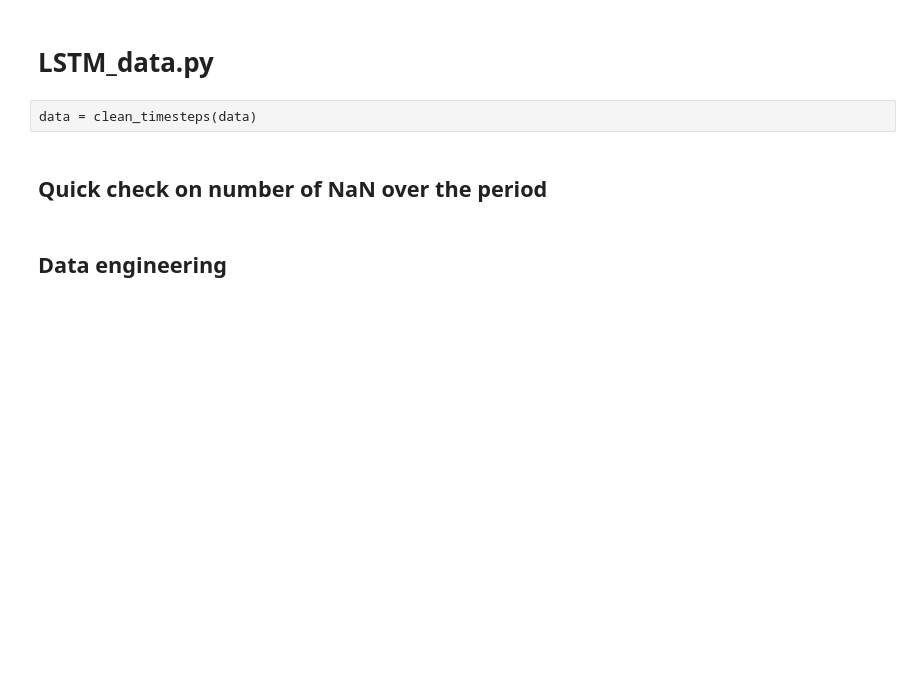
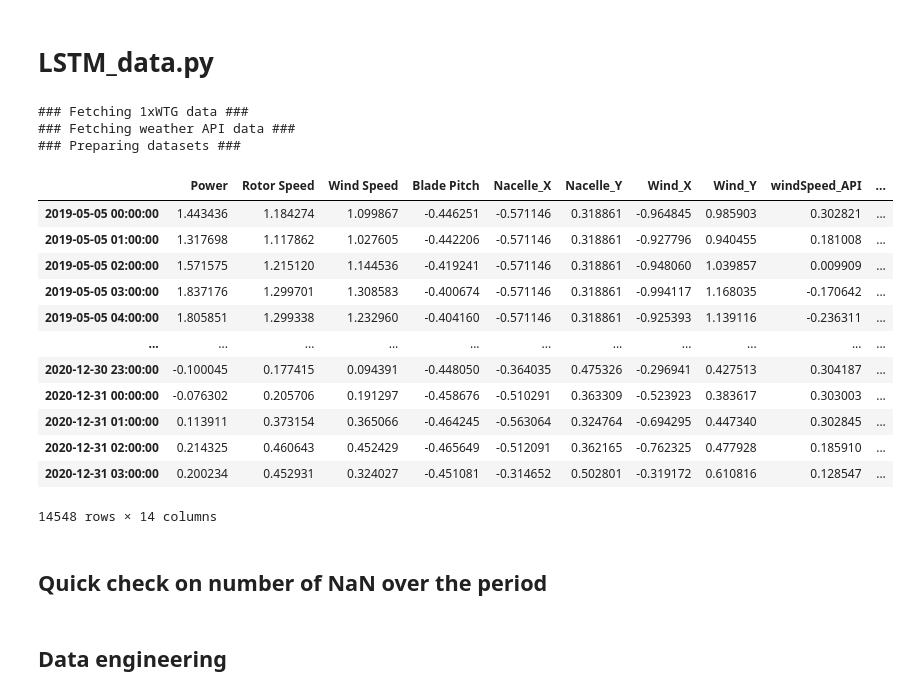
Before and after one commit to AmaurySalles/NextWind, a Jupyter notebook: AS - LSTM_Models.ipynb, the cells around one changed output. Cells and saved outputs as stored; diff of their text form; code cells hidden in the pictures; blank space fills up the shorter version.

```diff
--- a/AS - LSTM_Models.ipynb
+++ b/AS - LSTM_Models.ipynb
@@ -14,6 +14,8 @@ from projectwind.data import get_data
 # %% [markdown]
 # LSTM_data.py
 # %%
-data = get_data(25)
+data = get_LSTM_data(1)
+# %% [output]
+### Fetching 1xWTG data ###
+### Fetching weather API data ###
+### Preparing datasets ###
-# %% [raw]
-data = clean_timesteps(data)
@@ -22,3 +22,21 @@ save = data.copy()
+# %%
+train_df, val_df, test_df = data
+# %%
+train_df[0]
+# %% [output]
+|  | Power | Rotor Speed | Wind Speed | Blade Pitch | Nacelle_X | Nacelle_Y | Wind_X | Wind_Y | windSpeed_API | ... |
+| 2019-05-05 00:00:00 | 1.443436 | 1.184274 | 1.099867 | -0.446251 | -0.571146 | 0.318861 | -0.964845 | 0.985903 | 0.302821 | ... |
+| 2019-05-05 01:00:00 | 1.317698 | 1.117862 | 1.027605 | -0.442206 | -0.571146 | 0.318861 | -0.927796 | 0.940455 | 0.181008 | ... |
+| 2019-05-05 02:00:00 | 1.571575 | 1.215120 | 1.144536 | -0.419241 | -0.571146 | 0.318861 | -0.948060 | 1.039857 | 0.009909 | ... |
+| 2019-05-05 03:00:00 | 1.837176 | 1.299701 | 1.308583 | -0.400674 | -0.571146 | 0.318861 | -0.994117 | 1.168035 | -0.170642 | ... |
+| 2019-05-05 04:00:00 | 1.805851 | 1.299338 | 1.232960 | -0.404160 | -0.571146 | 0.318861 | -0.925393 | 1.139116 | -0.236311 | ... |
+| ... | ... | ... | ... | ... | ... | ... | ... | ... | ... | ... |
+| 2020-12-30 23:00:00 | -0.100045 | 0.177415 | 0.094391 | -0.448050 | -0.364035 | 0.475326 | -0.296941 | 0.427513 | 0.304187 | ... |
+| 2020-12-31 00:00:00 | -0.076302 | 0.205706 | 0.191297 | -0.458676 | -0.510291 | 0.363309 | -0.523923 | 0.383617 | 0.303003 | ... |
+| 2020-12-31 01:00:00 | 0.113911 | 0.373154 | 0.365066 | -0.464245 | -0.563064 | 0.324764 | -0.694295 | 0.447340 | 0.302845 | ... |
+| 2020-12-31 02:00:00 | 0.214325 | 0.460643 | 0.452429 | -0.465649 | -0.512091 | 0.362165 | -0.762325 | 0.477928 | 0.185910 | ... |
+| 2020-12-31 03:00:00 | 0.200234 | 0.452931 | 0.324027 | -0.451081 | -0.314652 | 0.502801 | -0.319172 | 0.610816 | 0.128547 | ... |
+14548 rows × 14 columns
 # %% [markdown]
 ## Quick check on number of NaN over the period
 # %%
```
Also changed, not shown: parts of 2 cells of this notebook, 4 other files.
